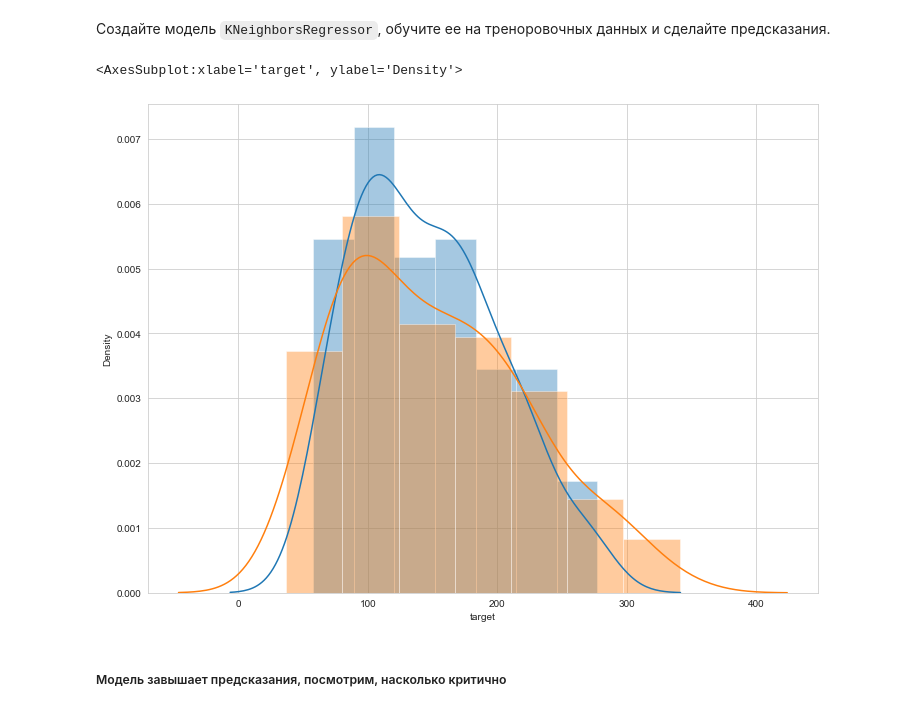
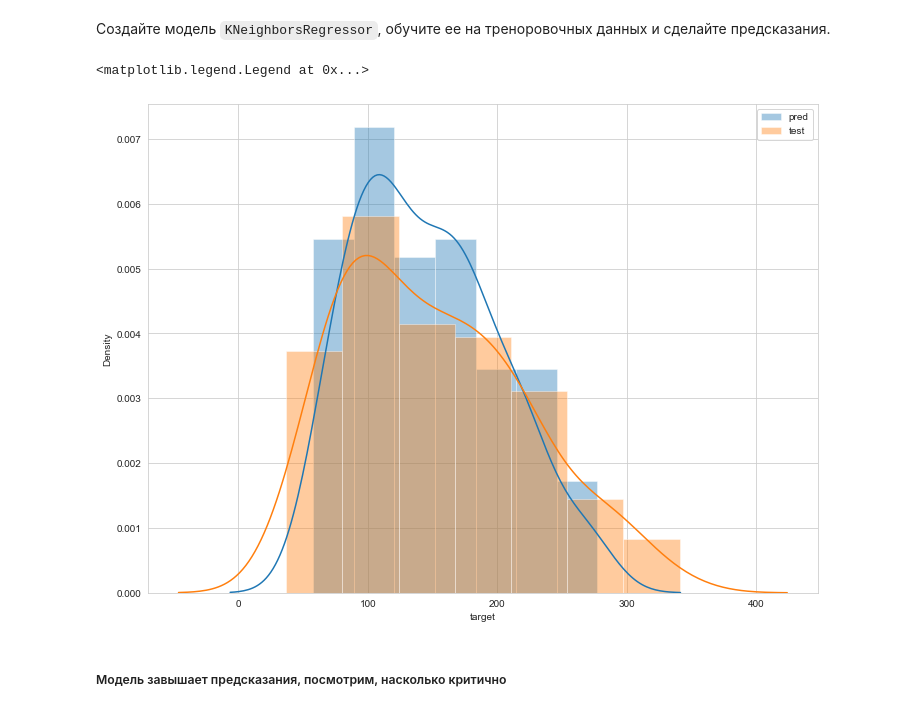
Before and after one commit to immbiochem/BI_ML_2021, a Jupyter notebook: kNN/code_folder/KNN.ipynb, the cells around one changed output. Cells and saved outputs as stored; diff of their text form; code cells hidden in the pictures.

```diff
--- a/kNN/code_folder/KNN.ipynb
+++ b/kNN/code_folder/KNN.ipynb
@@ -666,11 +672,12 @@ knn_reg = KNeighborsRegressor() # по дефолту, пусть будет k =
 knn_reg.fit(X_train, y_train)
 prediction = knn_reg.predict(X_test)
 # %%
-sns.distplot(prediction)
-sns.distplot(y_test)
+sns.distplot(prediction, label = 'pred')
+sns.distplot(y_test, label = 'test')
+plt.legend()
 # %% [output]
-<AxesSubplot:xlabel='target', ylabel='Density'>
+<matplotlib.legend.Legend at 0x...>
-[figure, old version]
+[figure, new version]
 # %% [markdown]
 ##### Модель завышает предсказания, посмотрим, насколько критично
 # %% [markdown]
```
Also changed, not shown: parts of 10 cells of this notebook, 2 other files.
